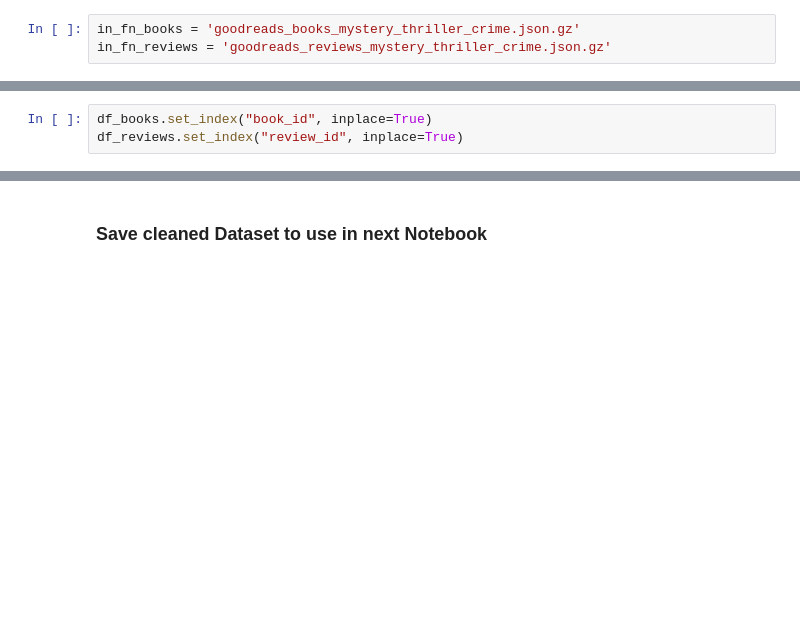
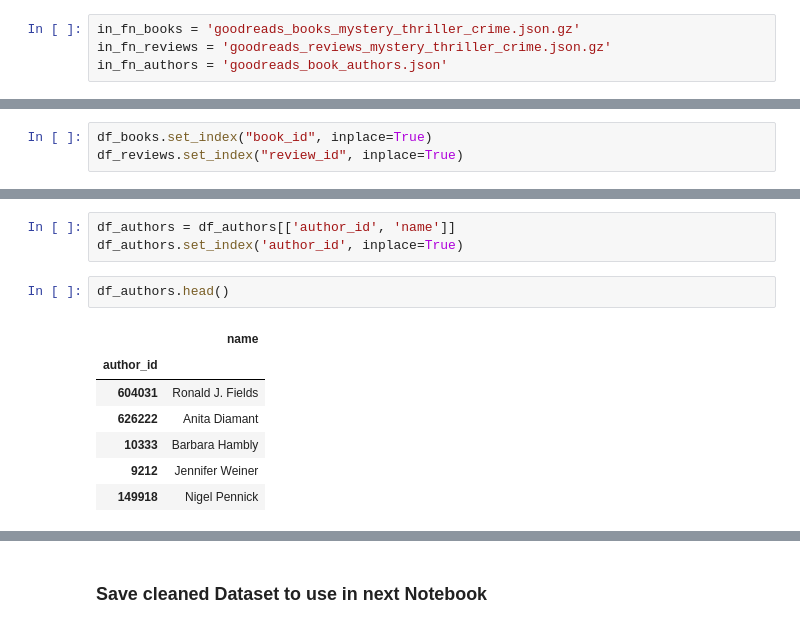
Before and after one commit to simon376/ds-recommender-project, a Jupyter notebook: 01_data_preparation.ipynb, the cells around one changed output, grey strips where cells are left out. Drawn from its saved outputs; the diff is of its cells as text; blank space fills up the shorter version.

```diff
--- a/01_data_preparation.ipynb
+++ b/01_data_preparation.ipynb
@@ -24,4 +24,5 @@ using pandas to read the JSON data - using already unzipped JSON file to improve
 # %%
 in_fn_books = 'goodreads_books_mystery_thriller_crime.json.gz'
 in_fn_reviews = 'goodreads_reviews_mystery_thriller_crime.json.gz'
+in_fn_authors = 'goodreads_book_authors.json'
 # %%
@@ -61,0 +92,13 @@ memory usage: 312.5+ KB
+# %%
+df_authors = df_authors[['author_id', 'name']]
+df_authors.set_index('author_id', inplace=True)
+# %%
+df_authors.head()
+# %% [output]
+|  | name |
+| author_id |  |
+| 604031 | Ronald J. Fields |
+| 626222 | Anita Diamant |
+| 10333 | Barbara Hambly |
+| 9212 | Jennifer Weiner |
+| 149918 | Nigel Pennick |
```
Also changed, not shown: parts of 19 cells of this notebook.
